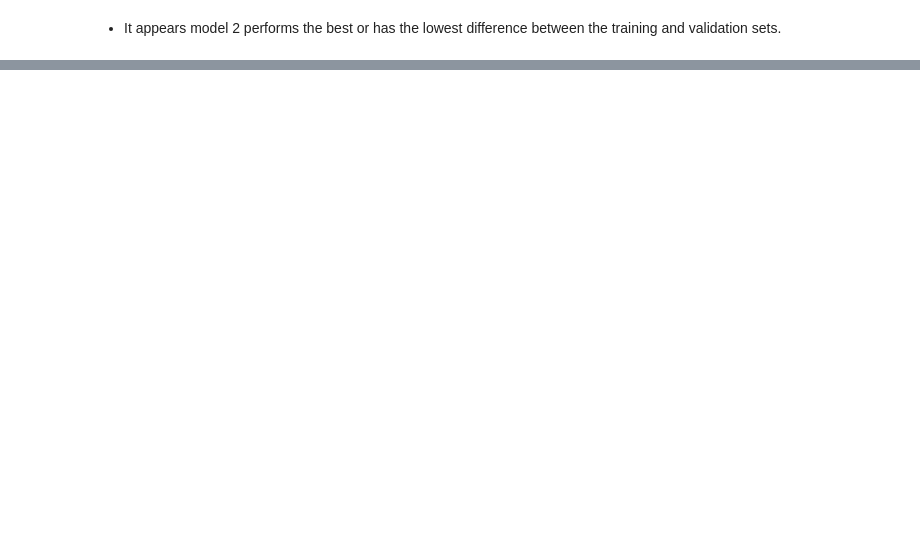
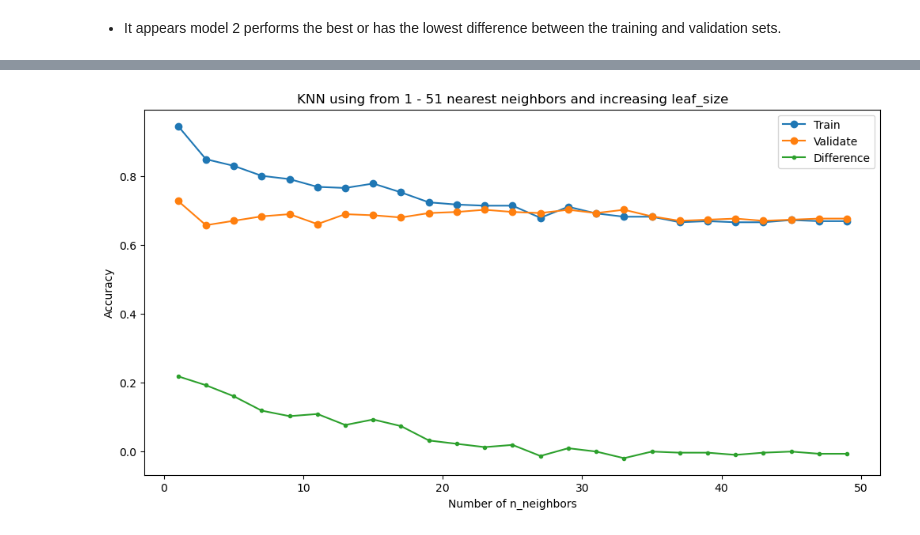
Before and after one commit to JoshuaHolt-Tech/classification-exercises, a Jupyter notebook: knn_model.ipynb, the cells around one changed output, grey strips where cells are left out. Saved outputs shown, nothing was run; the diff lists cells and outputs as text; code cells hidden in the pictures; blank space fills up the shorter version.

```diff
--- a/knn_model.ipynb
+++ b/knn_model.ipynb
@@ -278,0 +295,13 @@ plt.show()
+# %%
+
+plt.figure(figsize=(12,6))
+plt.plot(df.max_depth, df.train_accuracy, marker = 'o', label= 'Train')
+plt.plot(df.max_depth, df.validate_accuracy, marker = 'o', label= 'Validate')
+plt.plot(df.max_depth, df.difference, marker = '.', label = 'Difference')
+plt.legend()
+plt.title("KNN using from 1 - 51 nearest neighbors and increasing leaf_size")
+plt.xlabel("Number of n_neighbors")
+plt.ylabel("Accuracy")
+plt.show()
+# %% [output]
+[figure, added]
```
Also changed, not shown: parts of 19 cells of this notebook, 3 other files.
